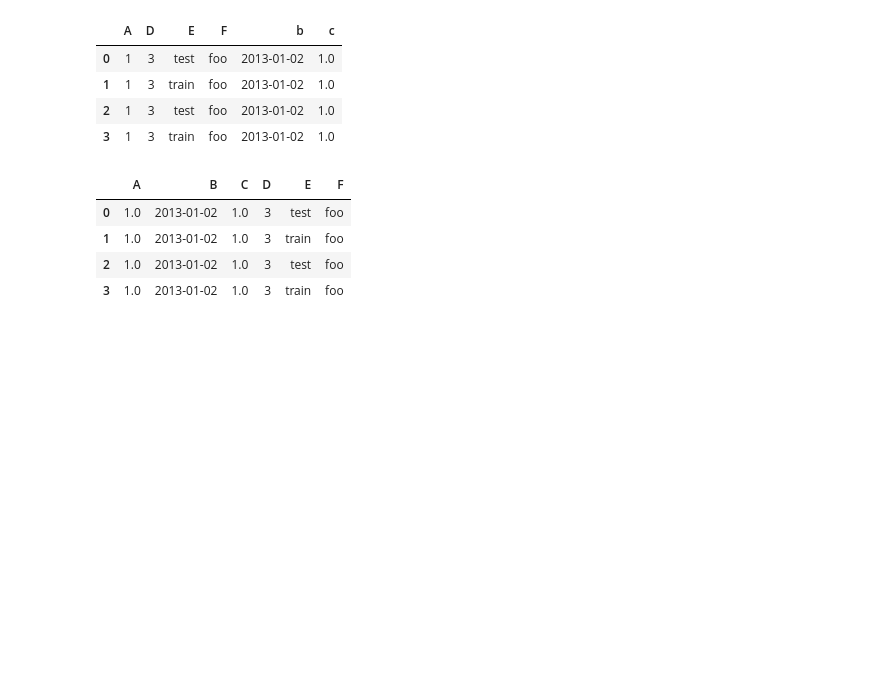
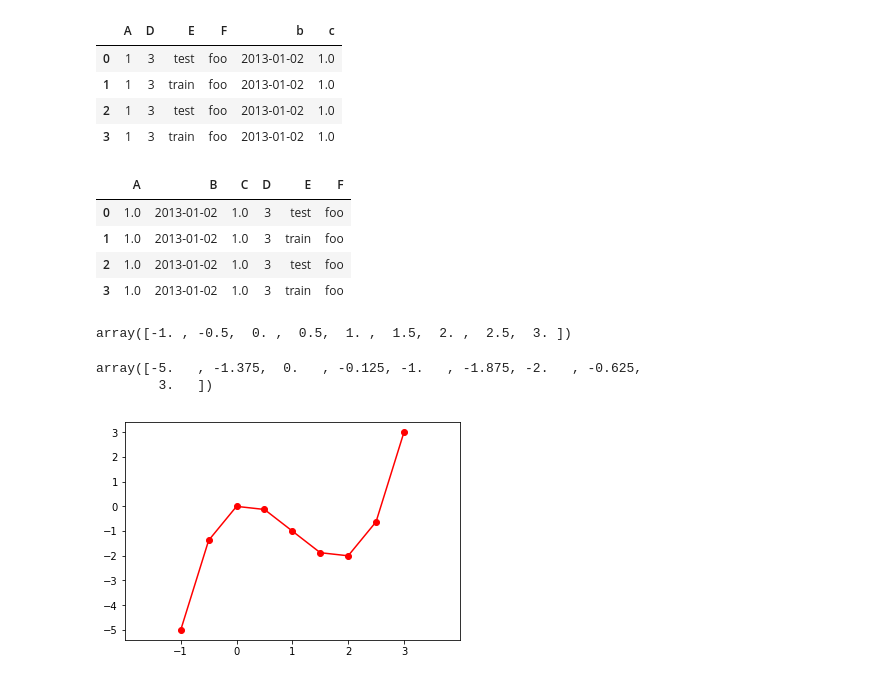
Before and after one commit to jungi21cc/Fastcampus, a Jupyter notebook: WEEK3/practice week3.ipynb, the cells around one changed output. Cells and saved outputs as stored; diff of their text form; code cells hidden in the pictures; blank space fills up the shorter version.

```diff
--- a/WEEK3/practice week3.ipynb
+++ b/WEEK3/practice week3.ipynb
@@ -164,3 +164,33 @@ df2
 | 1 | 1.0 | 2013-01-02 | 1.0 | 3 | train | foo |
 | 2 | 1.0 | 2013-01-02 | 1.0 | 3 | test | foo |
 | 3 | 1.0 | 2013-01-02 | 1.0 | 3 | train | foo |
+# %%
+import matplotlib.path as mpath
+import matplotlib.patches as mpatches
+import matplotlib.pyplot as plt
+import numpy as np
+import pandas as pd
+
+def f(x):
+    return x**3 - 3*x**2 + x
+# %%
+x = np.linspace(-1, 3, 9)
+x
+# %% [output]
+array([-1. , -0.5,  0. ,  0.5,  1. ,  1.5,  2. ,  2.5,  3. ])
+# %%
+y = f(x)
+y
+# %% [output]
+array([-5.   , -1.375,  0.   , -0.125, -1.   , -1.875, -2.   , -0.625,
+        3.   ])
+# %%
+plt.plot(x, y, 'ro-')
+
+plt.xlim(-2, 4)
+plt.xticks(np.arange(-1, 4))
+plt.yticks(np.arange(-5, 4))
+
+plt.show()
+# %% [output]
+[figure, added]
```
Also changed, not shown: parts of 2 cells of this notebook, 1 other file.
